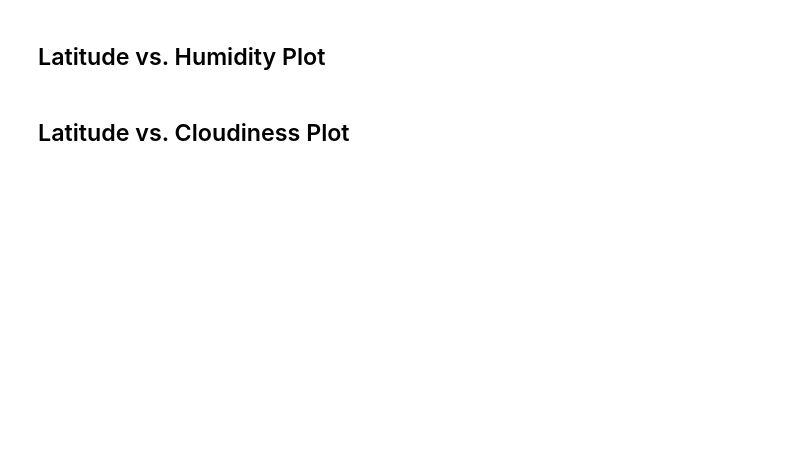
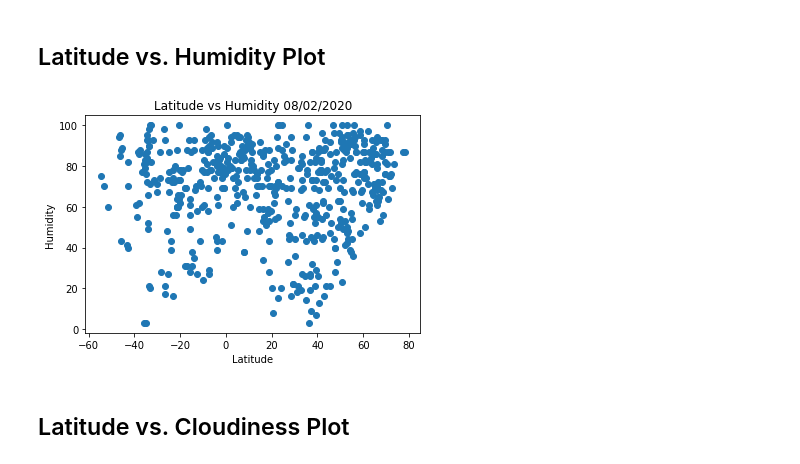
Before and after one commit to sbkachelmeier/python-api-challenge, a Jupyter notebook: WeatherPy.ipynb, the cells around one changed output. Saved outputs shown, nothing was run; the diff lists cells and outputs as text; code cells hidden in the pictures; blank space fills up the shorter version.

```diff
--- a/WeatherPy.ipynb
+++ b/WeatherPy.ipynb
@@ -196,4 +195,15 @@ There are none.
 # %% [markdown]
 ## Latitude vs. Humidity Plot
+# %%
+
+x_values = weather_df["Latitude"]
+y_values = weather_df["Humidity"]
+plt.scatter(x_values, y_values)
+plt.title("Latitude vs Humidity 08/02/2020")
+plt.xlabel("Latitude")
+plt.ylabel("Humidity")
+plt.show()
+# %% [output]
+[figure, added]
 # %% [markdown]
 ## Latitude vs. Cloudiness Plot
```
Also changed, not shown: parts of 17 cells of this notebook, 1 other file.
